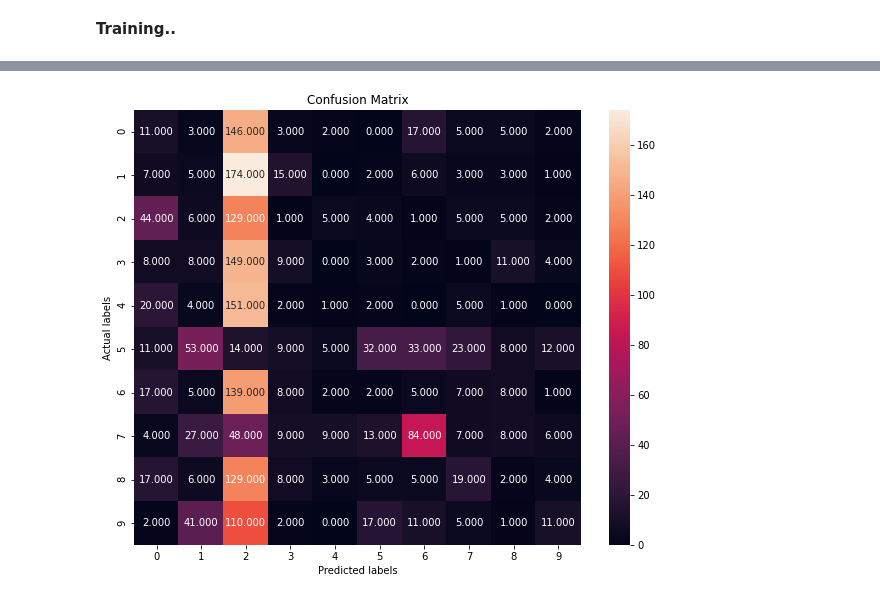
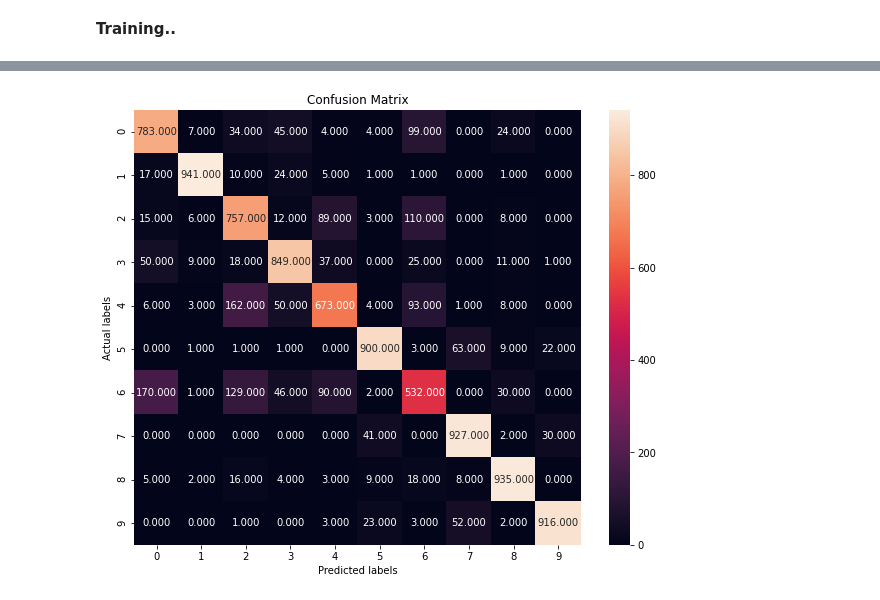
Before and after one commit to ManideepLadi/cs6910_assignment1, a Jupyter notebook: DeepNeuralNetwork.ipynb, the cells around one changed output, grey strips where cells are left out. Saved outputs shown, nothing was run; the diff lists cells and outputs as text; code cells hidden in the pictures.

Commit message:
Momentbased Nestrov applied , accuracy 82.3 on test (model trained on 10k samples) ,Code restructured

```diff
--- a/DeepNeuralNetwork.ipynb
+++ b/DeepNeuralNetwork.ipynb
@@ -451,11 +397,0 @@ class GD_Versions:
-# %%
-arch1=NN(input_shape=784,num_hlayers=1,neurons=[64],activations=['Tanh','Softmax'],optimizer='Moment_Based',output_shape=10)
-arch1.create_architecture()
-
-epochs=1000
-gd_v=GD_Versions(arch1,X_sample,Y_sample,epochs)
-#Loss_batch,accuracy_batch,lf_batch=gd_v.Batch_GD()
-
-Loss_mbatch,accuracy_mbatch,lf_mbatch=gd_v.Mini_Batch(32)
-
-#Loss_sgd,accuracy_sgd,lf_sgd=gd_v.SGD()
@@ -478,12 +398,13 @@ Accuracy with miniBatch :  0.106
-# %%
-def plot_confusion_mtx(matrix,num_classes):
-
-  plt.figure(figsize=(10,8))
-  ax= plt.subplot()
-  cmap=sns.light_palette("orange")
-  sns.heatmap(matrix, annot=True, ax = ax,fmt=".3f");
-  # labels, title and ticks
-  ax.set_xlabel('Predicted labels');ax.set_ylabel('Actual labels');
-  ax.set_title('Confusion Matrix');
-  ax.xaxis.set_ticklabels([str(i) for i in range(num_classes)]); ax.yaxis.set_ticklabels([str(i) for i in range(num_classes)]);
-  plt.show()
+# %%
+epochs=100
+gd_v = GD_Versions(arch1,X_sample,Y_sample,epochs)
+pred,loss_epoch=gd_v.SGD()
+print("train accuracy")
+print(np.sum(np.argmax(pred,axis=1)==np.argmax(Y_sample,axis=1))/len(Y_sample))
+
+plt.plot(np.arange(1,epochs+1),loss_epoch)
+plt.xlabel("epochs");plt.ylabel("Loss");plt.show()
+
+print("Test Accuracy")
+predtest=arch1.Final_Prediction(X_test,Y_test)
+print(np.sum(np.argmax(predtest,axis=1)==np.argmax(Y_test,axis=1))/len(Y_test))
@@ -490,8 +417,5 @@ def plot_confusion_mtx(matrix,num_classes):
 # %%
-from sklearn.metrics import confusion_matrix
-import seaborn as sns
-
-cf=confusion_matrix(y_true=np.argmax(Y_sample,axis=1),y_pred=np.argmax(arch1.Y_hat,axis=1))
+cf=confusion_matrix(y_true=np.argmax(Y_test,axis=1),y_pred=np.argmax(predtest,axis=1))
 plot_confusion_mtx(cf,10)
 # %% [output]
-[figure, old version]
+[figure, new version]
```
Also changed, not shown: parts of 14 cells of this notebook.
